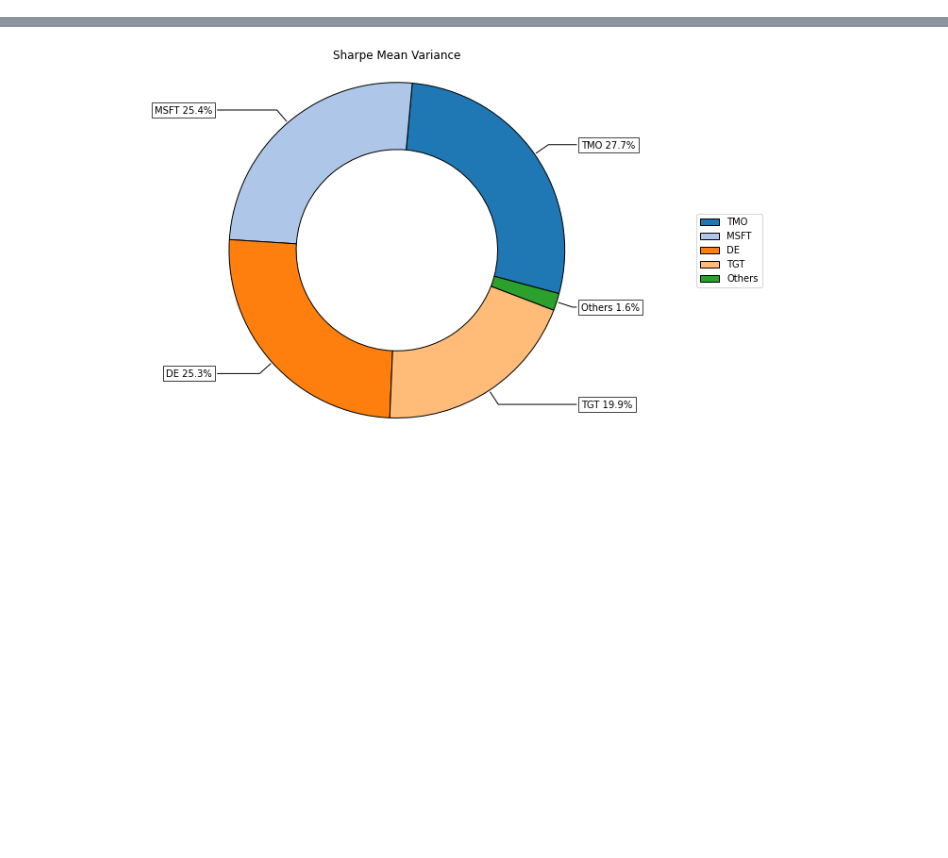
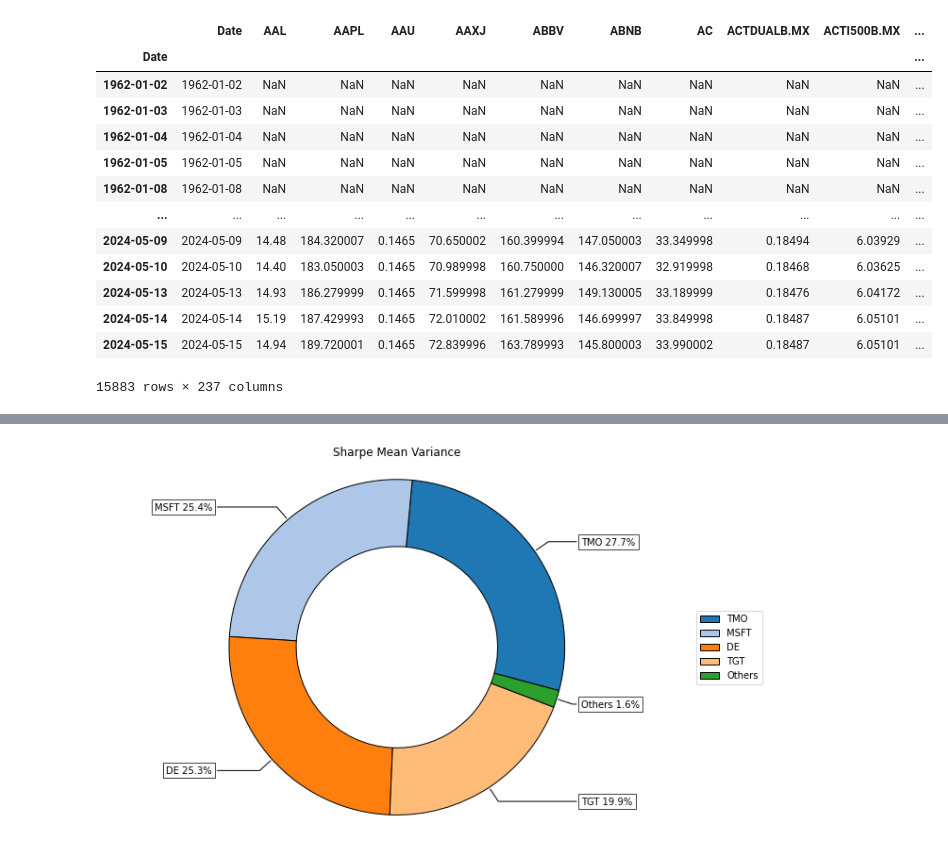
Before and after one commit to eriramirez/ProgFin, a Jupyter notebook: 004.1_session international portfolio optimization 2024.ipynb, the cells around one changed output, grey strips where cells are left out. Saved outputs shown, nothing was run; the diff lists cells and outputs as text; code cells hidden in the pictures; blank space fills up the shorter version.

```diff
--- a/004.1_session international portfolio optimization 2024.ipynb
+++ b/004.1_session international portfolio optimization 2024.ipynb
@@ -25,0 +44,21 @@ Requirement already satisfied: certifi>=2017.4.17 in /usr/local/lib/python3.10/d
+# %%
+df = pd.read_csv ("ACTIVOS Actinver PAMA para python.csv")
+# df["Date"] = pd.to_datetime(df["Date"], format='mixed', dayfirst=True).to_pydatetime()
+df["Date"] = df["Date"].apply(lambda x: datetime.strptime(x, "%d/%m/%Y"))
+df.index=df.Date
+df
+# %% [output]
+|  | Date | AAL | AAPL | AAU | AAXJ | ABBV | ABNB | AC | ACTDUALB.MX | ACTI500B.MX | ... |
+| Date |  |  |  |  |  |  |  |  |  |  | ... |
+| 1962-01-02 | 1962-01-02 | NaN | NaN | NaN | NaN | NaN | NaN | NaN | NaN | NaN | ... |
+| 1962-01-03 | 1962-01-03 | NaN | NaN | NaN | NaN | NaN | NaN | NaN | NaN | NaN | ... |
+| 1962-01-04 | 1962-01-04 | NaN | NaN | NaN | NaN | NaN | NaN | NaN | NaN | NaN | ... |
+| 1962-01-05 | 1962-01-05 | NaN | NaN | NaN | NaN | NaN | NaN | NaN | NaN | NaN | ... |
+| 1962-01-08 | 1962-01-08 | NaN | NaN | NaN | NaN | NaN | NaN | NaN | NaN | NaN | ... |
+| ... | ... | ... | ... | ... | ... | ... | ... | ... | ... | ... | ... |
+| 2024-05-09 | 2024-05-09 | 14.48 | 184.320007 | 0.1465 | 70.650002 | 160.399994 | 147.050003 | 33.349998 | 0.18494 | 6.03929 | ... |
+| 2024-05-10 | 2024-05-10 | 14.40 | 183.050003 | 0.1465 | 70.989998 | 160.750000 | 146.320007 | 32.919998 | 0.18468 | 6.03625 | ... |
+| 2024-05-13 | 2024-05-13 | 14.93 | 186.279999 | 0.1465 | 71.599998 | 161.279999 | 149.130005 | 33.189999 | 0.18476 | 6.04172 | ... |
+| 2024-05-14 | 2024-05-14 | 15.19 | 187.429993 | 0.1465 | 72.010002 | 161.589996 | 146.699997 | 33.849998 | 0.18487 | 6.05101 | ... |
+| 2024-05-15 | 2024-05-15 | 14.94 | 189.720001 | 0.1465 | 72.839996 | 163.789993 | 145.800003 | 33.990002 | 0.18487 | 6.05101 | ... |
+15883 rows × 237 columns
```
Also changed, not shown: parts of 18 cells of this notebook.
